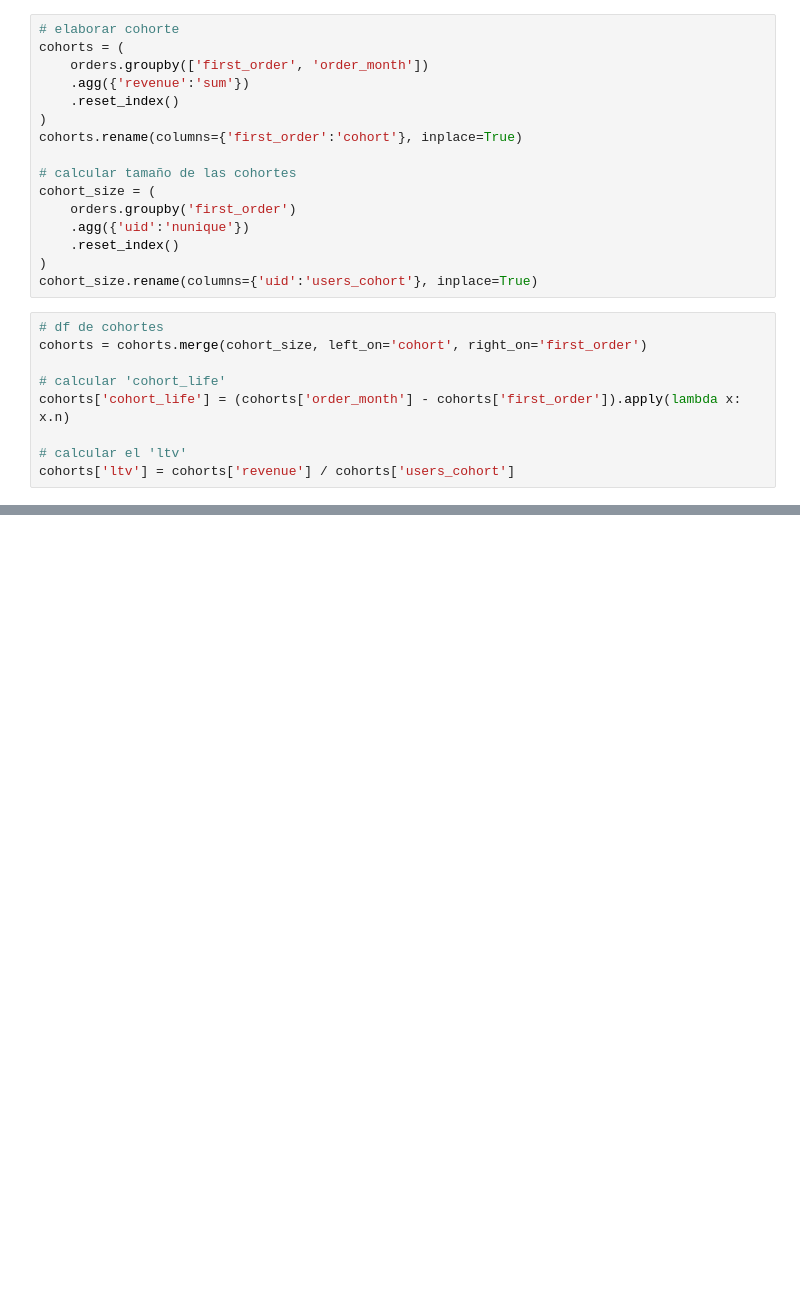
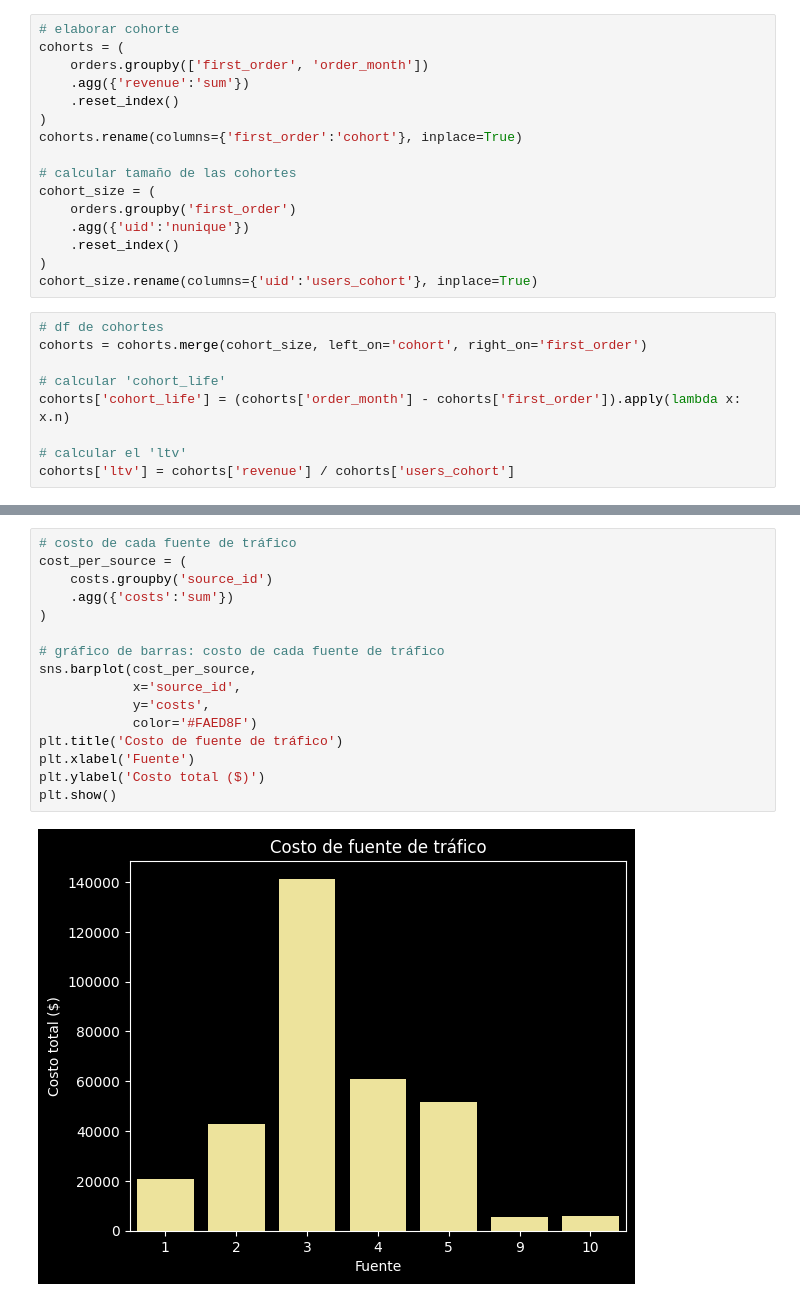
Before and after one commit to XivxnX/analisis_showz, a Jupyter notebook: analisis_showz.ipynb, the cells around one changed output, grey strips where cells are left out. Drawn from its saved outputs; the diff is of its cells as text; blank space fills up the shorter version.

```diff
--- a/analisis_showz.ipynb
+++ b/analisis_showz.ipynb
@@ -632,0 +670,18 @@ Al realizar un análisis de cohortes, se encuentra que el ingreso promedio por c
+# %%
+# costo de cada fuente de tráfico
+cost_per_source = (
+    costs.groupby('source_id')
+    .agg({'costs':'sum'})
+)
+
+# gráfico de barras: costo de cada fuente de tráfico
+sns.barplot(cost_per_source,
+            x='source_id',
+            y='costs',
+            color='#FAED8F')
+plt.title('Costo de fuente de tráfico')
+plt.xlabel('Fuente')
+plt.ylabel('Costo total ($)')
+plt.show()
+# %% [output]
+[figure, added]
```
Also changed, not shown: parts of 21 cells of this notebook.
